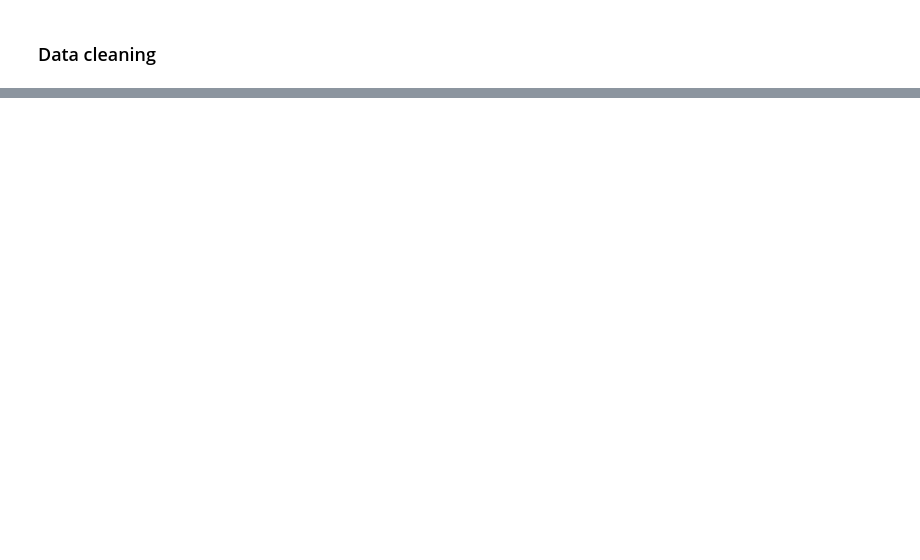
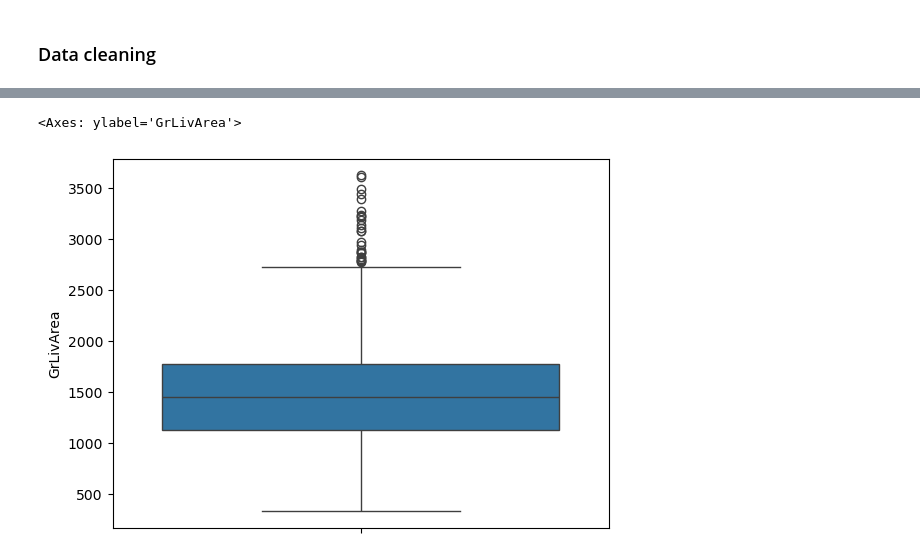
Before and after one commit to geoduin/HousePricePredictor, a Jupyter notebook: data_science_challenge.ipynb, the cells around one changed output, grey strips where cells are left out. Cells and saved outputs as stored; diff of their text form; code cells hidden in the pictures; blank space fills up the shorter version.

```diff
--- a/data_science_challenge.ipynb
+++ b/data_science_challenge.ipynb
@@ -391,0 +484,5 @@ De relevante categorische kolommen die bruikbaar kunnen zijn voor modeltraining
+# %%
+sns.boxplot(answer["GrLivArea"])
+# %% [output]
+<Axes: ylabel='GrLivArea'>
+[figure, added]
```
Also changed, not shown: parts of 21 cells of this notebook.
